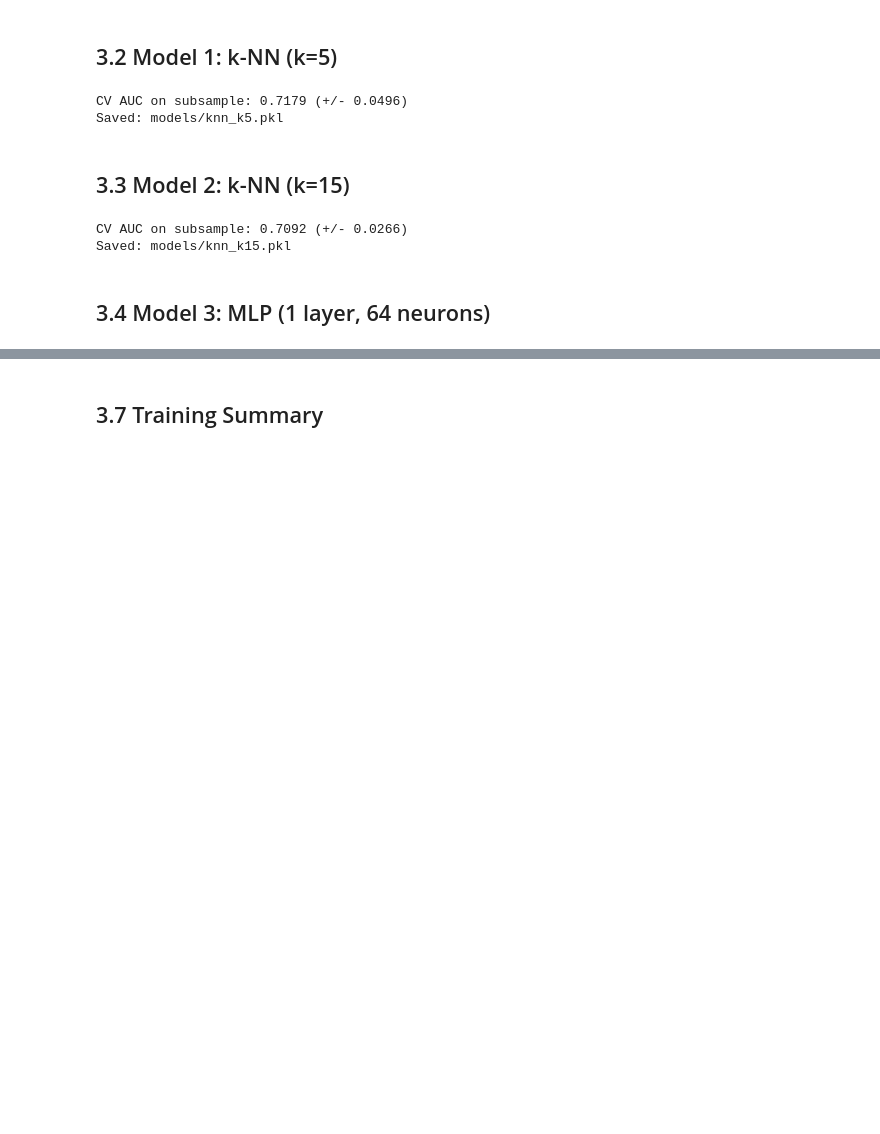
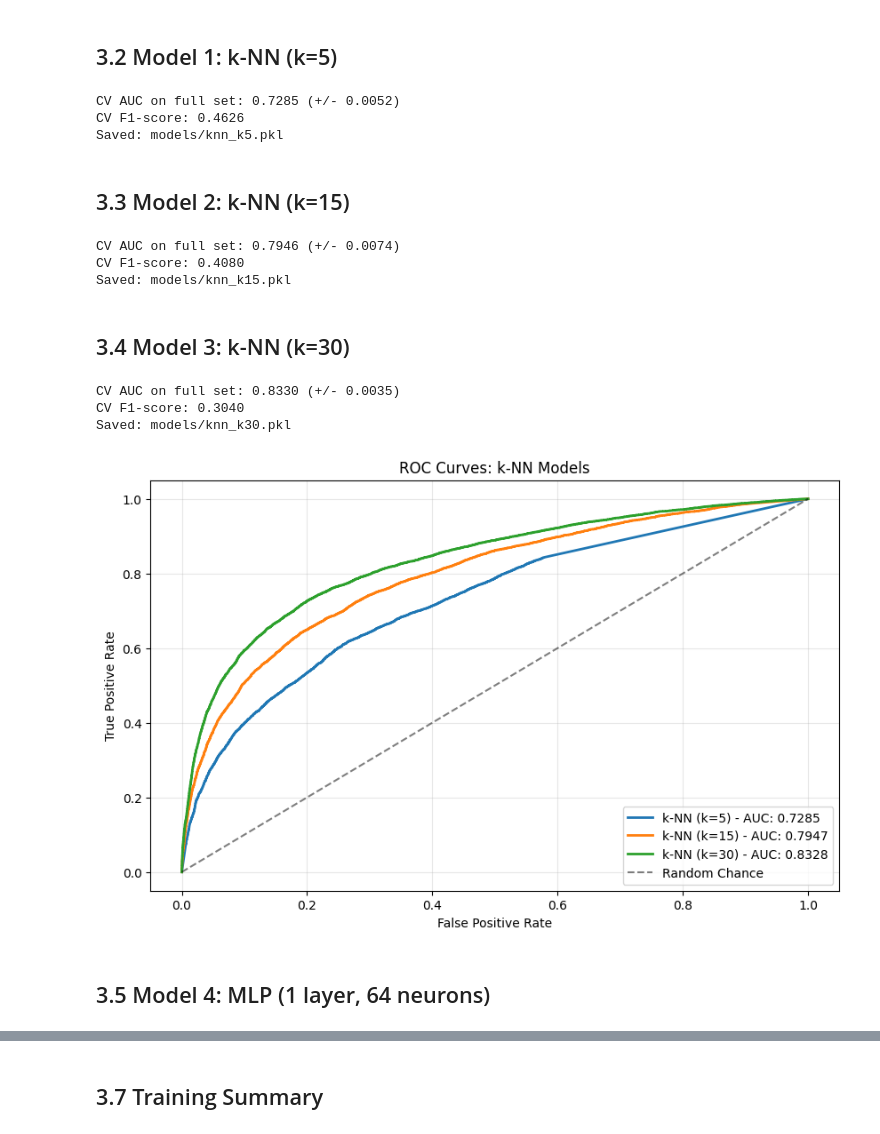
Before and after one commit to nojux-official/ML_Github_profile_analysis, a Jupyter notebook: python-models/03_Model_Training.ipynb, the cells around one changed output, grey strips where cells are left out. Drawn from its saved outputs; the diff is of its cells as text; code cells hidden in the pictures; blank space fills up the shorter version.

```diff
--- a/python-models/03_Model_Training.ipynb
+++ b/python-models/03_Model_Training.ipynb
@@ -58,8 +60,10 @@ Subsample: X=(3016, 4005), y=(3016,)
 knn_k5 = KNeighborsClassifier(n_neighbors=5, weights='distance', n_jobs=-1)
 
 cv = StratifiedKFold(n_splits=5, shuffle=True, random_state=RANDOM_SEED)
-scores = cross_val_score(knn_k5, X_train_sub, y_train_sub, cv=cv, scoring='roc_auc')
-print(f"CV AUC on subsample: {scores.mean():.4f} (+/- {scores.std():.4f})")
+scores = cross_val_score(knn_k5, X_train, y_train, cv=cv, scoring='roc_auc')
+print(f"CV AUC on full set: {scores.mean():.4f} (+/- {scores.std():.4f})")
+f1_score = cross_val_score(knn_k5, X_train, y_train, cv=cv, scoring='f1')
+print(f"CV F1-score: {f1_score.mean():.4f}")
 
 knn_k5.fit(X_train, y_train)
 
@@ -67,25 +71,79 @@ os.makedirs('models', exist_ok=True)
 joblib.dump(knn_k5, 'models/knn_k5.pkl')
 print("Saved: models/knn_k5.pkl")
 # %% [output]
-CV AUC on subsample: 0.7179 (+/- 0.0496)
+CV AUC on full set: 0.7285 (+/- 0.0052)
+CV F1-score: 0.4626
 Saved: models/knn_k5.pkl
 # %% [markdown]
 ## 3.3 Model 2: k-NN (k=15)
 # %%
 knn_k15 = KNeighborsClassifier(n_neighbors=15, weights='distance', n_jobs=-1)
 
-scores = cross_val_score(knn_k15, X_train_sub, y_train_sub, cv=cv, scoring='roc_auc')
-print(f"CV AUC on subsample: {scores.mean():.4f} (+/- {scores.std():.4f})")
-
+scores = cross_val_score(knn_k15, X_train, y_train, cv=cv, scoring='roc_auc')
+print(f"CV AUC on full set: {scores.mean():.4f} (+/- {scores.std():.4f})")
+f1_score = cross_val_score(knn_k15, X_train, y_train, cv=cv, scoring='f1')
+print(f"CV F1-score: {f1_score.mean():.4f}")
 knn_k15.fit(X_train, y_train)
 
 joblib.dump(knn_k15, 'models/knn_k15.pkl')
 print("Saved: models/knn_k15.pkl")
 # %% [output]
-CV AUC on subsample: 0.7092 (+/- 0.0266)
+CV AUC on full set: 0.7946 (+/- 0.0074)
+CV F1-score: 0.4080
 Saved: models/knn_k15.pkl
+# %% [markdown]
+## 3.4 Model 3: k-NN (k=30)
+# %%
+knn_k30 = KNeighborsClassifier(n_neighbors=30, weights='distance', n_jobs=-1)
+
+scores = cross_val_score(knn_k30, X_train, y_train, cv=cv, scoring='roc_auc')
+print(f"CV AUC on full set: {scores.mean():.4f} (+/- {scores.std():.4f})")
+f1_score = cross_val_score(knn_k30, X_train, y_train, cv=cv, scoring='f1')
+print(f"CV F1-score: {f1_score.mean():.4f}")
+
+knn_k30.fit(X_train, y_train)
+
+joblib.dump(knn_k30, 'models/knn_k30.pkl')
+print("Saved: models/knn_k30.pkl")
+# %% [output]
+CV AUC on full set: 0.8330 (+/- 0.0035)
+CV F1-score: 0.3040
+Saved: models/knn_k30.pkl
+# %%
+from sklearn.model_selection import cross_val_predict
+from sklearn.metrics import roc_curve, auc
+import matplotlib.pyplot as plt
+
+y_probs_k5 = cross_val_predict(knn_k5, X_train, y_train, cv=cv, method='predict_proba')
+y_probs_k15 = cross_val_predict(knn_k15, X_train, y_train, cv=cv, method='predict_proba')
+y_probs_k30 = cross_val_predict(knn_k30, X_train, y_train, cv=cv, method='predict_proba')
+
+fpr_k5, tpr_k5, _ = roc_curve(y_train, y_probs_k5[:, 1])
+roc_auc_k5 = auc(fpr_k5, tpr_k5)
+
+fpr_k15, tpr_k15, _ = roc_curve(y_train, y_probs_k15[:, 1])
+roc_auc_k15 = auc(fpr_k15, tpr_k15)
+
+fpr_k30, tpr_k30, _ = roc_curve(y_train, y_probs_k30[:, 1])
+roc_auc_k30 = auc(fpr_k30, tpr_k30)
+
+plt.figure(figsize=(10, 6))
+
+plt.plot(fpr_k5, tpr_k5, label=f'k-NN (k=5) - AUC: {roc_auc_k5:.4f}', linewidth=2)
+plt.plot(fpr_k15, tpr_k15, label=f'k-NN (k=15) - AUC: {roc_auc_k15:.4f}', linewidth=2)
+plt.plot(fpr_k30, tpr_k30, label=f'k-NN (k=30) - AUC: {roc_auc_k30:.4f}', linewidth=2)
+
+plt.plot([0, 1], [0, 1], 'k--', alpha=0.5, label='Random Chance')
+plt.xlabel('False Positive Rate')
+plt.ylabel('True Positive Rate')
+plt.title('ROC Curves: k-NN Models')
+plt.legend(loc="lower right")
+plt.grid(True, alpha=0.3)
+plt.show()
+# %% [output]
+[figure, added]
 # %% [markdown]
-## 3.4 Model 3: MLP (1 layer, 64 neurons)
+## 3.5 Model 4: MLP (1 layer, 64 neurons)
 # %%
 def build_mlp_v1(input_dim):
     model = keras.Sequential([
```
Also changed, not shown: parts of 11 cells of this notebook, 3 other files.
